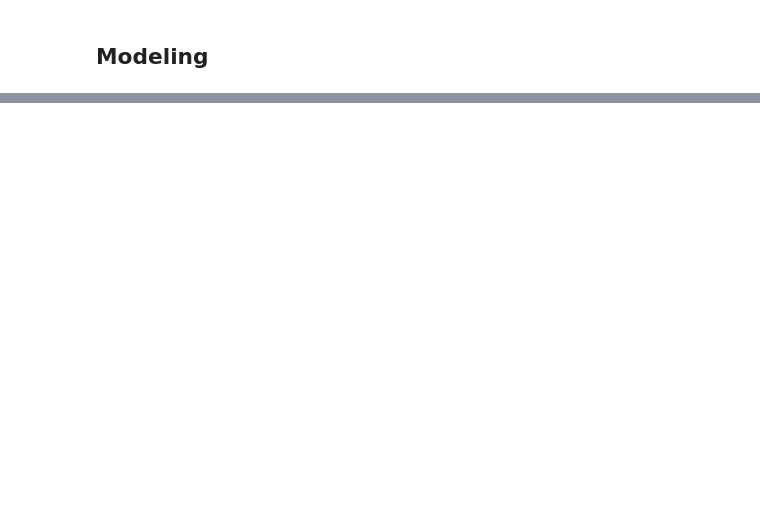
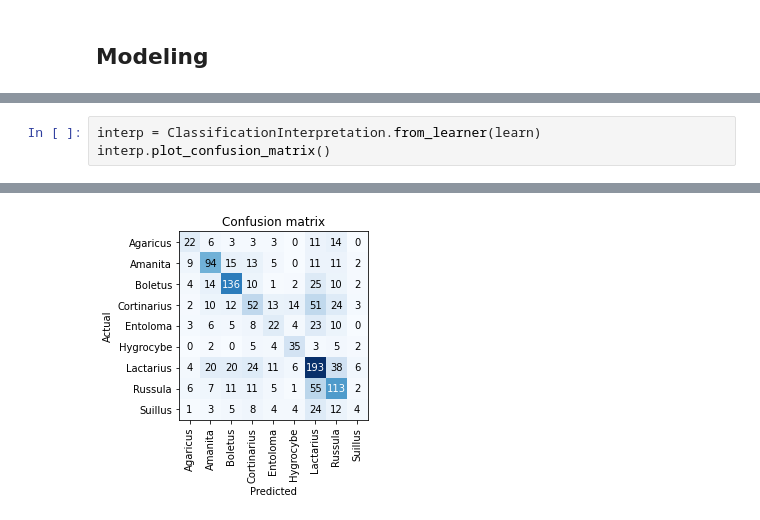
Before and after one commit to SyroQT/TC-255, a Jupyter notebook: 415.ipynb, the cells around one changed output, grey strips where cells are left out. Cells and saved outputs as stored; diff of their text form; blank space fills up the shorter version.

```diff
--- a/415.ipynb
+++ b/415.ipynb
@@ -116,0 +187,4 @@ learn.show_results()
+# %%
+interp = ClassificationInterpretation.from_learner(learn)
+interp.plot_confusion_matrix()
+# %% [output]
@@ -116,0 +192 @@ learn.show_results()
+[figure, added]
```
Also changed, not shown: parts of 17 cells of this notebook.
